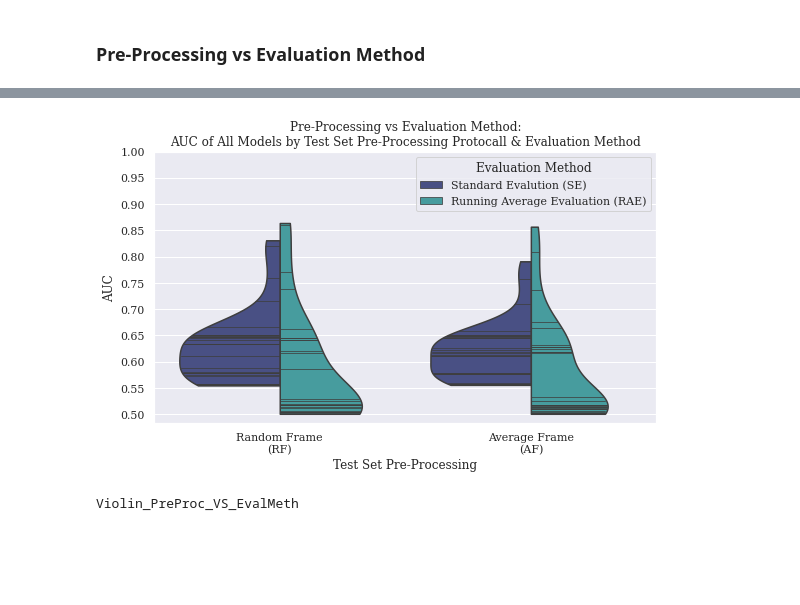
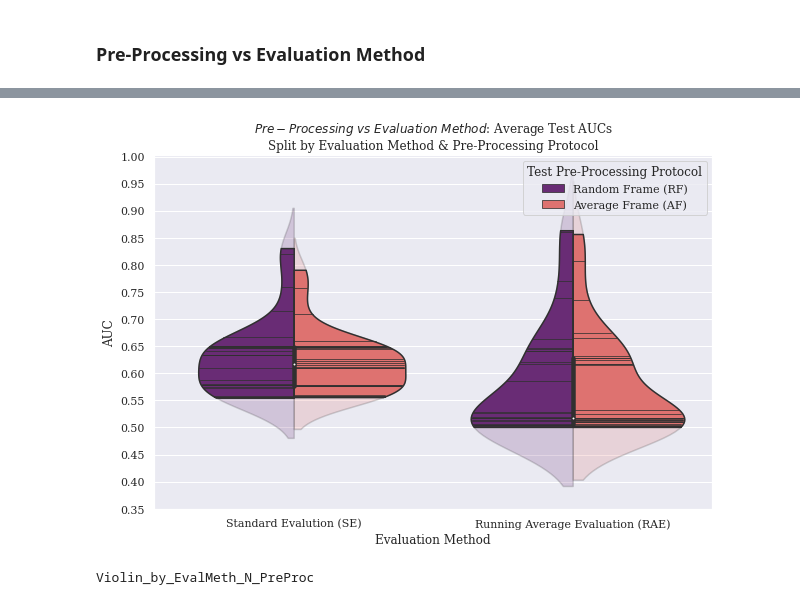
Before and after one commit to zsxkib/MInf-2.0-DeepFake-Detection, a Jupyter notebook: Collate_Results.ipynb, the cells around one changed output, grey strips where cells are left out. Saved outputs shown, nothing was run; the diff lists cells and outputs as text; code cells hidden in the pictures; blank space fills up the shorter version.

```diff
--- a/Collate_Results.ipynb
+++ b/Collate_Results.ipynb
@@ -23,7 +24,7 @@ plt.rc("font", family="serif")
 # %%
 def get_metric_from_file(fpath, metric="auc"):
     with open(fpath, "r") as f:
-        f.readline()  # (experiment_name, model_name, test_dataset, fpath)
+        experiment_name, _, _, _ = ast.literal_eval(f.readline().strip())  # (experiment_name, model_name, test_dataset, fpath)
         auc = f.readline()
         f1 = f.readline()
         prec = f.readline()
@@ -34,6 +35,14 @@ def get_metric_from_file(fpath, metric="auc"):
             "prec": prec,
             "recall": recall,
         }
+        if "tfpr" == metric or "ftpr" == metric:
+            f.readline()
+            fpr = f.readline()
+            f.readline()
+            tpr = f.readline()
+            tpr = ast.literal_eval(tpr.strip().split("=")[-1])
+            fpr = ast.literal_eval(fpr.strip().split("=")[-1])
+            return tpr, fpr, experiment_name
     chosen_metric = metrics[metric.lower()]
     return float(chosen_metric.strip().split("=")[-1])
 
@@ -183,3 +180,4 @@ model_names_split = [(m, m.split("_")) for m in df["Model"]]
 remove_list = [m for m, ms in model_names_split if len(ms) > 3]
 print("Remove Rows", str(remove_list).replace(",", ",\n"), sep="\n")
 df = df[~df["Model"].isin(remove_list)]
+df["fname"] = df["Model"]
@@ -238,6 +265,8 @@ df = df.drop_duplicates(
     ]
 )
 df.index = range(1, len(df) + 1)  # index from 1 for latex
+dfid = df
+df = df.drop(columns=["fname"])
 # %% [markdown]
 <br><br>
 ___
@@ -610,51 +705,63 @@ dfx = df.copy()
 # Since it skews: it's not actually RF and we can't do RAE on it
 # (but we can do SE, so it's not fair?)
 # So remove rows w/ "DFDB" (i.e. this graph only considers the datapoints which are applicable)
 dfx.loc[dfx["Testset"] == "DFDB", "is_RAE"] = "-"
 dfx.loc[dfx["Testset"] == "DFDB", "is_AVG_Testset"] = "-"
 dfx.loc[(dfx["Trainset"] == "F2F") & (dfx["Model_Name"] == "Meso4"), "is_AVG_Trainset"] = "-"
 dfx.loc[(dfx["Trainset"] == "F2F") & (dfx["Model_Name"] == "MesoInception"), "is_AVG_Trainset"] = "-"
 dfx.loc[(dfx["Trainset"] == "DF") & (dfx["Model_Name"] == "Meso4"), "is_AVG_Trainset"] = "-"
 dfx.loc[(dfx["Trainset"] == "DF") & (dfx["Model_Name"] == "MesoInception"), "is_AVG_Trainset"] = "-"
 dfx = dfx[~(dfx["is_AVG_Trainset"] == "-")]
 dfx = dfx[~(dfx["is_AVG_Testset"] == "-")]
 dfx = dfx[~(dfx["is_RAE"] == "-")]
 
-plt.figure(figsize=(9,5))
-ax = sns.violinplot(
-    x="is_AVG_Testset",
-    y='AUC',
-    hue="is_RAE",
+plt.figure(figsize=(10,6.5))
+
+bx = sns.violinplot(
+    x="is_RAE",
+    y="AUC",
+    hue="is_AVG_Testset",
     data=dfx,
     inner="stick",
     split=True,
+    # cut=2-.2,
+    palette="magma",
+    aspect=1,
+    height=100,
+    alpha=[0.2, 0.2],
+)
+plt.setp(bx.collections, alpha=.2)
+ax = sns.violinplot(
+    x="is_RAE",
+    y='AUC',
+    hue="is_AVG_Testset",
+    data=dfx,
+    split=True,
     cut=0,
-    palette="mako",
+    palette="magma",
     aspect=1,
     height=100,
     )
-title = f"Pre-Processing vs Evaluation Method:\nAUC of All Models by Test Set Pre-Processing Protocall & Evaluation Method"
-fname = "Violin_PreProc_VS_EvalMeth"
-ax.set_title(title)
-ax.set_xticklabels([
-    "Random Frame\n(RF)",
-    "Average Frame\n(AF)",
-    ])
 ax.legend(
     handles=ax.legend_.legendHandles,
-    labels=['Standard Evalution (SE)',
-    'Running Average Evaluation (RAE)'],
-    title="Evaluation Method"
-    )
-ax.set_xlabel("Test Set Pre-Processing")
+    labels=["Random Frame (RF)", "Average Frame (AF)"],
+    loc="best",
+    title="Test Pre-Processing Protocol",
+)
+title = f"$Pre-Processing$ $vs$ $Evaluation$ $Method$: Average Test AUCs\nSplit by Evaluation Method & Pre-Processing Protocol"
+fname = "Violin_by_EvalMeth_N_PreProc"
+ax.set_title(title);
+ax.set_xticklabels(['Standard Evalution (SE)',
+                    'Running Average Evaluation (RAE)'])
+ax.set_xlabel("Evaluation Method")
 ax.set_ylabel("AUC")
-ax.set_yticks(np.arange(0.5, 1.05, 0.05));
+ax.set_yticks(np.arange(0.35, 1.025, 0.05))
 plt.savefig(
     f"./_PLOTS/{fname}.pdf",
     bbox_inches="tight"
     )
 plt.show()
 print(fname)
 # %% [output]
-[figure, old version]
+[figure, new version]
-Violin_PreProc_VS_EvalMeth
+Violin_by_EvalMeth_N_PreProc
```
Also changed, not shown: parts of 47 cells of this notebook, 2 other files.
